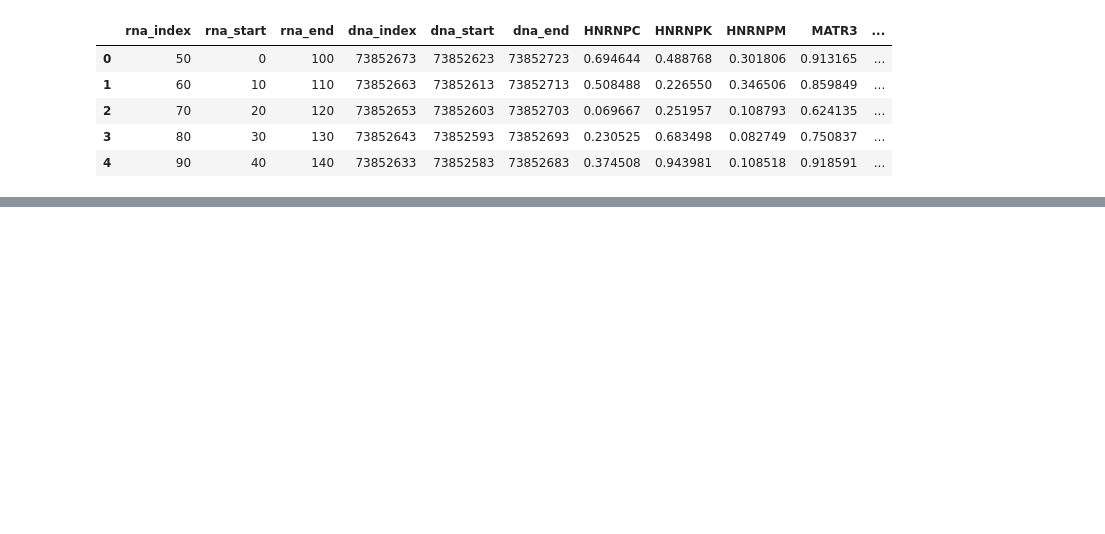
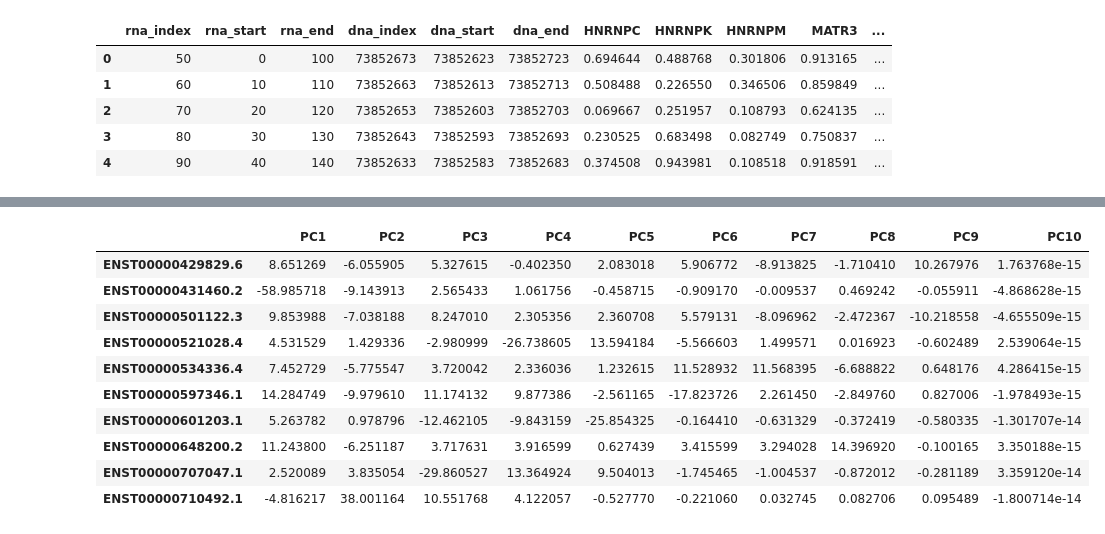
Before and after one commit to simk893/IncRNA_Protein_Interactions, a Jupyter notebook: Exploratory_Data_Analysis.ipynb, the cells around one changed output, grey strips where cells are left out. Cells and saved outputs as stored; diff of their text form; code cells hidden in the pictures; blank space fills up the shorter version.

```diff
--- a/Exploratory_Data_Analysis.ipynb
+++ b/Exploratory_Data_Analysis.ipynb
@@ -57,0 +114,12 @@ result_df
+# %%
+# Flatten the dataframe
+flattened_data = {}
+
+for protein in top_k_df.index:
+    protein_data = top_k_df.loc[protein].to_dict()
+    for column, value in protein_data.items():
+        flattened_data[f'{protein}_{column}'] = value
+
+# Create a new dataframe from the flattened data
+flattened_fourier_transform_df = pd.DataFrame([flattened_data])
+flattened_fourier_transform_df
@@ -106,0 +171,4 @@ plt.show()
+# %%
+# Combine all flattened dataframes into one
+combined_flattened_df = pd.concat([flattened_summary_statistics_df, flattened_fourier_transform_df, flattened_autocorrelation_df], axis=1)
+combined_flattened_df
@@ -106,0 +307,19 @@ plt.show()
+# %%
+from sklearn.preprocessing import StandardScaler
+from sklearn.decomposition import PCA
+
+# Standardize the data
+scaler = StandardScaler()
+standardized_data = scaler.fit_transform(final_combined_df)
+
+# Perform PCA
+pca = PCA()
+pca.fit(standardized_data)
+
+# Plot the scree plot
+plt.figure(figsize=(10, 6))
+plt.bar(range(1, len(pca.explained_variance_ratio_) + 1), pca.explained_variance_ratio_)
+plt.title('Scree Plot')
+plt.xlabel('Principal Component')
+plt.ylabel('Variance Explained')
+plt.show()
@@ -106,0 +328,22 @@ plt.show()
+# %%
+# Transform the data using the PCA model
+pca_transformed_data = pca.transform(standardized_data)
+
+# Select the first 10 principal components
+first_10_pcs = pca_transformed_data[:, :10]
+
+# Create a DataFrame with the first 10 principal components and keep the row names from flattened_df
+first_10_pcs_df = pd.DataFrame(first_10_pcs, columns=[f'PC{i+1}' for i in range(10)], index=final_combined_df.index)
+first_10_pcs_df
+# %% [output]
+|  | PC1 | PC2 | PC3 | PC4 | PC5 | PC6 | PC7 | PC8 | PC9 | PC10 |
+| ENST00000429829.6 | 8.651269 | -6.055905 | 5.327615 | -0.402350 | 2.083018 | 5.906772 | -8.913825 | -1.710410 | 10.267976 | 1.763768e-15 |
+| ENST00000431460.2 | -58.985718 | -9.143913 | 2.565433 | 1.061756 | -0.458715 | -0.909170 | -0.009537 | 0.469242 | -0.055911 | -4.868628e-15 |
+| ENST00000501122.3 | 9.853988 | -7.038188 | 8.247010 | 2.305356 | 2.360708 | 5.579131 | -8.096962 | -2.472367 | -10.218558 | -4.655509e-15 |
+| ENST00000521028.4 | 4.531529 | 1.429336 | -2.980999 | -26.738605 | 13.594184 | -5.566603 | 1.499571 | 0.016923 | -0.602489 | 2.539064e-15 |
+| ENST00000534336.4 | 7.452729 | -5.775547 | 3.720042 | 2.336036 | 1.232615 | 11.528932 | 11.568395 | -6.688822 | 0.648176 | 4.286415e-15 |
+| ENST00000597346.1 | 14.284749 | -9.979610 | 11.174132 | 9.877386 | -2.561165 | -17.823726 | 2.261450 | -2.849760 | 0.827006 | -1.978493e-15 |
+| ENST00000601203.1 | 5.263782 | 0.978796 | -12.462105 | -9.843159 | -25.854325 | -0.164410 | -0.631329 | -0.372419 | -0.580335 | -1.301707e-14 |
+| ENST00000648200.2 | 11.243800 | -6.251187 | 3.717631 | 3.916599 | 0.627439 | 3.415599 | 3.294028 | 14.396920 | -0.100165 | 3.350188e-15 |
+| ENST00000707047.1 | 2.520089 | 3.835054 | -29.860527 | 13.364924 | 9.504013 | -1.745465 | -1.004537 | -0.872012 | -0.281189 | 3.359120e-14 |
+| ENST00000710492.1 | -4.816217 | 38.001164 | 10.551768 | 4.122057 | -0.527770 | -0.221060 | 0.032745 | 0.082706 | 0.095489 | -1.800714e-14 |
```
Also changed, not shown: parts of 12 cells of this notebook.
